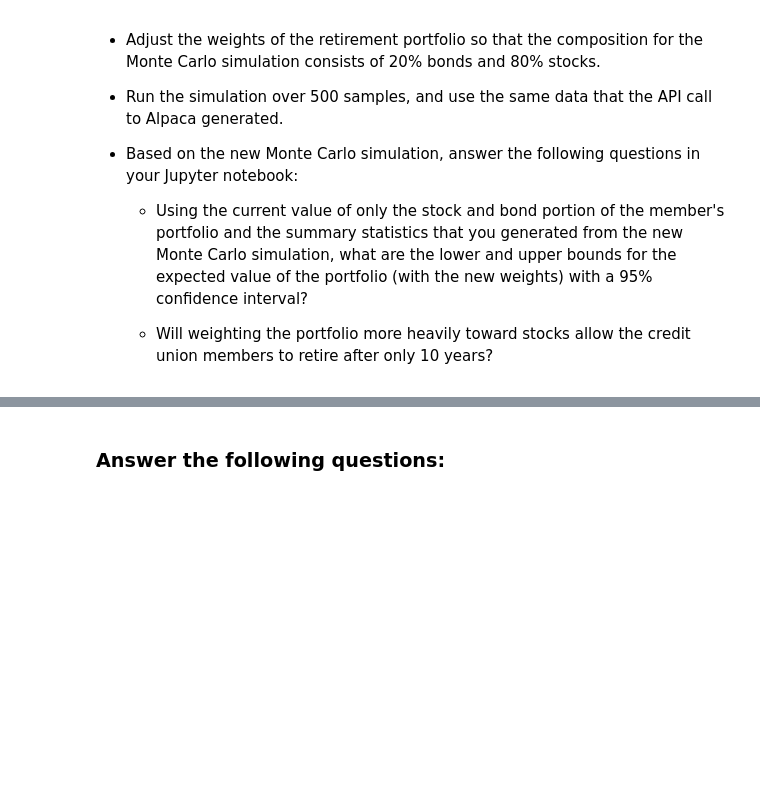
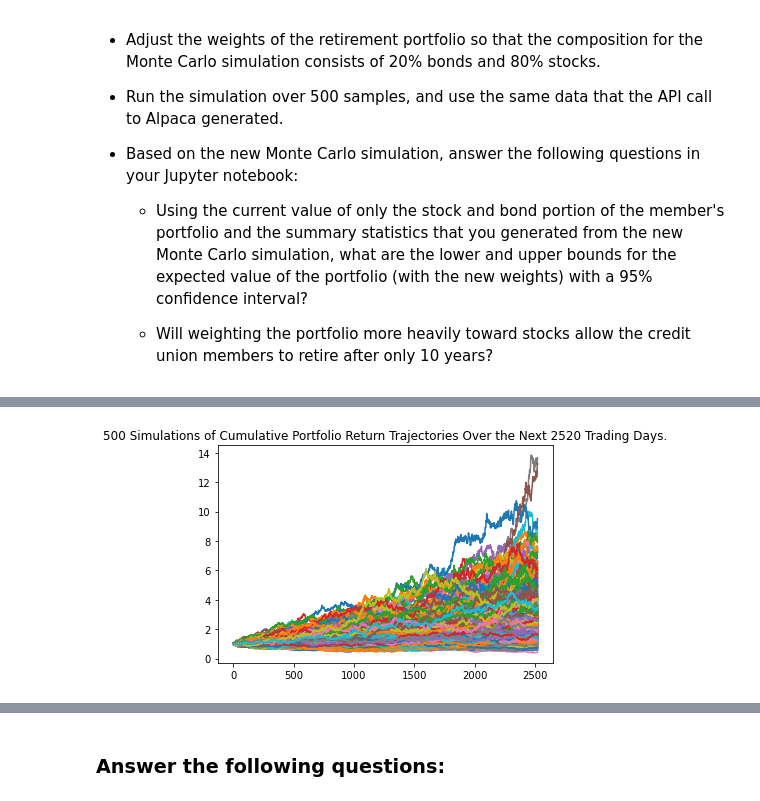
Before and after one commit to simonab57/Financial-Planning, a Jupyter notebook: Starter_Code/financial_planning_tools.ipynb, the cells around one changed output, grey strips where cells are left out. Cells and saved outputs as stored; diff of their text form; code cells hidden in the pictures; blank space fills up the shorter version.

```diff
--- a/Starter_Code/financial_planning_tools.ipynb
+++ b/Starter_Code/financial_planning_tools.ipynb
@@ -487,7 +649,11 @@ For this new Monte Carlo simulation, do the following:
 # Configure a Monte Carlo simulation to forecast 10 years cumulative returns
 # The weights should be split 20% to AGG and 80% to SPY.
 # Run 500 samples.
-# YOUR CODE HERE
-
+MC_tenyear = MCSimulation(
+    portfolio_data = prices_df,
+    weights = [.20,.80],
+    num_simulation= 500,
+    num_trading_days= 252*10
+)
 # Review the simulation input data
-# YOUR CODE HERE
+MC_tenyear.portfolio_data.head()
@@ -497,7 +714,9 @@ For this new Monte Carlo simulation, do the following:
 # %%
 # Visualize the 10-year Monte Carlo simulation by creating an
 # overlay line plot
-# YOUR CODE HERE
+MC_sim_line_plot = MC_tenyear.plot_simulation()
+# %% [output]
+[figure, added]
 # %%
 # Visualize the probability distribution of the 10-year Monte Carlo simulation
 # by plotting a histogram
```
Also changed, not shown: parts of 37 cells of this notebook.
